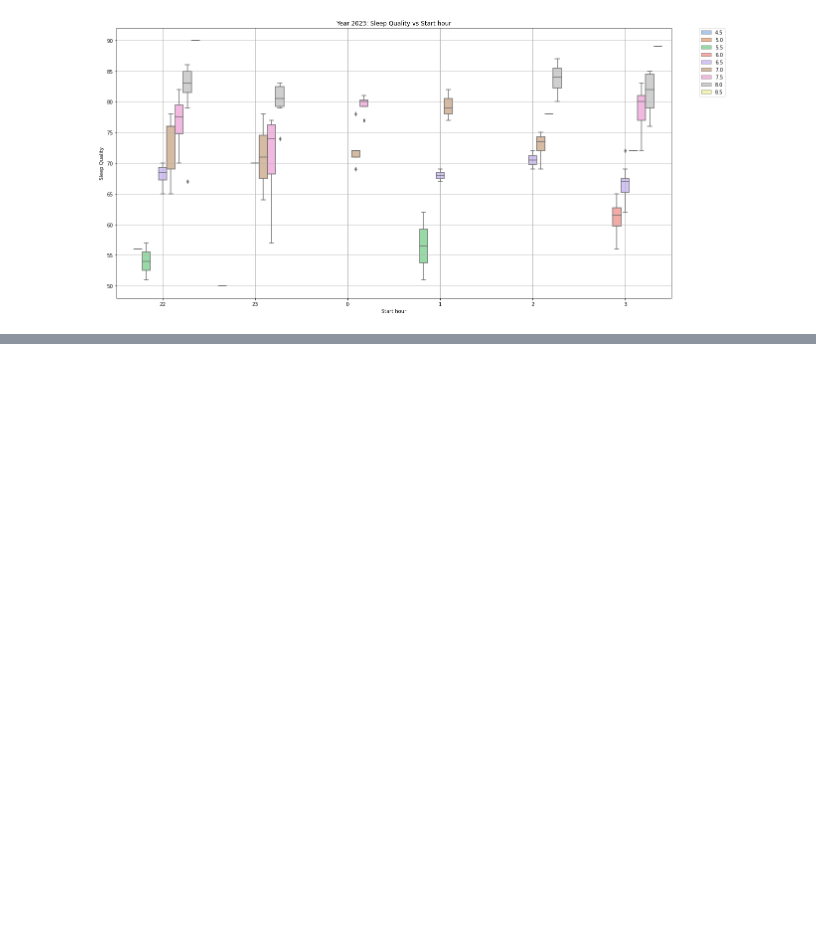
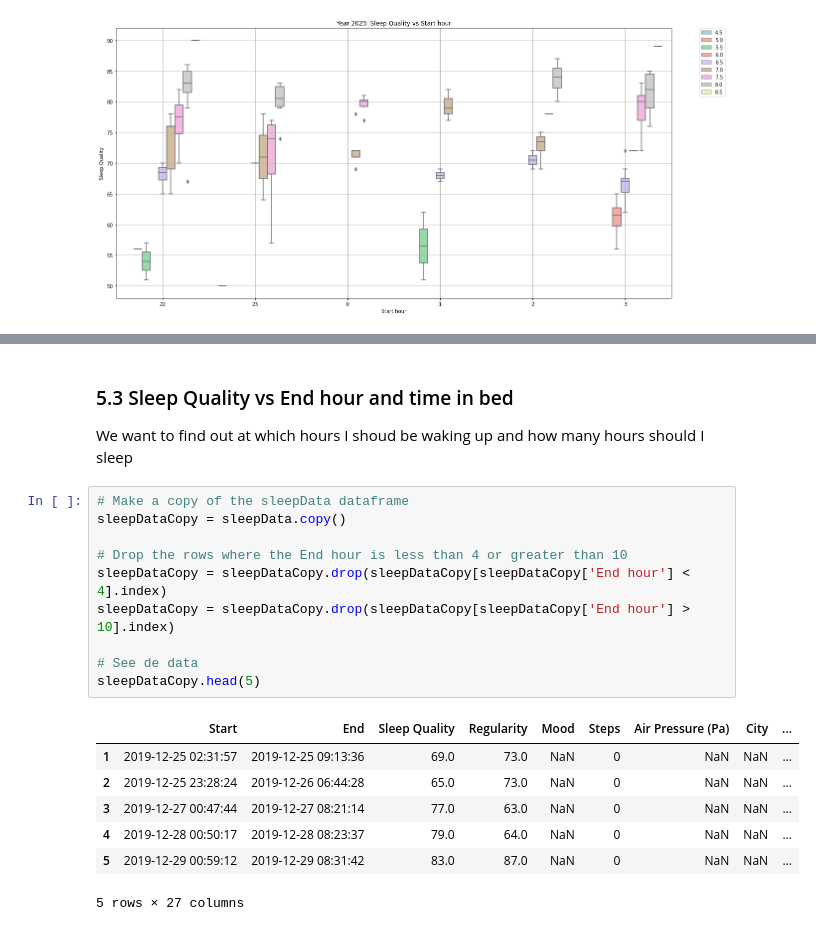
Before and after one commit to JRamirex/SleepCycleAnalyzer, a Jupyter notebook: SleepAnalyzer.ipynb, the cells around one changed output, grey strips where cells are left out. Saved outputs shown, nothing was run; the diff lists cells and outputs as text; blank space fills up the shorter version.

```diff
--- a/SleepAnalyzer.ipynb
+++ b/SleepAnalyzer.ipynb
@@ -602,0 +611,21 @@ patterns I know that there are a lot less cases where I go to sleep at 3 am
+# %% [markdown]
+### 5.3 Sleep Quality vs End hour and time in bed
+We want to find out at which hours I shoud be waking up and how many hours should I sleep
+# %%
+# Make a copy of the sleepData dataframe
+sleepDataCopy = sleepData.copy()
+
+# Drop the rows where the End hour is less than 4 or greater than 10
+sleepDataCopy = sleepDataCopy.drop(sleepDataCopy[sleepDataCopy['End hour'] < 4].index)
+sleepDataCopy = sleepDataCopy.drop(sleepDataCopy[sleepDataCopy['End hour'] > 10].index)
+
+# See de data
+sleepDataCopy.head(5)
+# %% [output]
+|  | Start | End | Sleep Quality | Regularity | Mood | Steps | Air Pressure (Pa) | City | ... |
+| 1 | 2019-12-25 02:31:57 | 2019-12-25 09:13:36 | 69.0 | 73.0 | NaN | 0 | NaN | NaN | ... |
+| 2 | 2019-12-25 23:28:24 | 2019-12-26 06:44:28 | 65.0 | 73.0 | NaN | 0 | NaN | NaN | ... |
+| 3 | 2019-12-27 00:47:44 | 2019-12-27 08:21:14 | 77.0 | 63.0 | NaN | 0 | NaN | NaN | ... |
+| 4 | 2019-12-28 00:50:17 | 2019-12-28 08:23:37 | 79.0 | 64.0 | NaN | 0 | NaN | NaN | ... |
+| 5 | 2019-12-29 00:59:12 | 2019-12-29 08:31:42 | 83.0 | 87.0 | NaN | 0 | NaN | NaN | ... |
+5 rows × 27 columns
```
Also changed, not shown: parts of 6 cells of this notebook.
